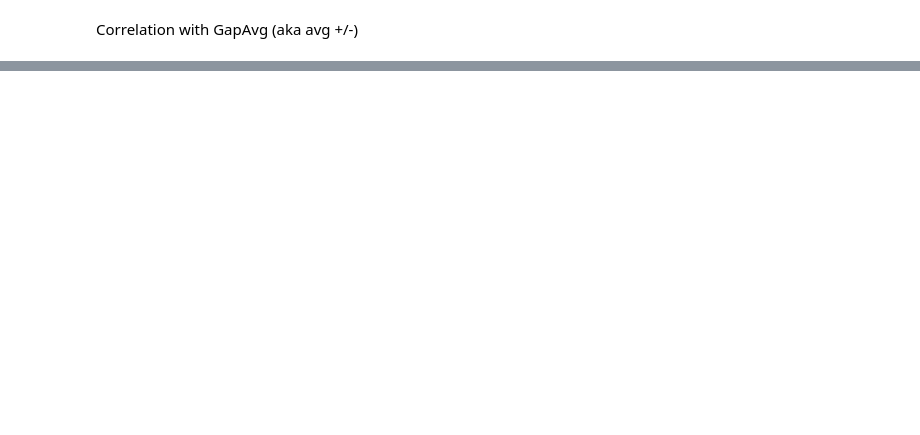
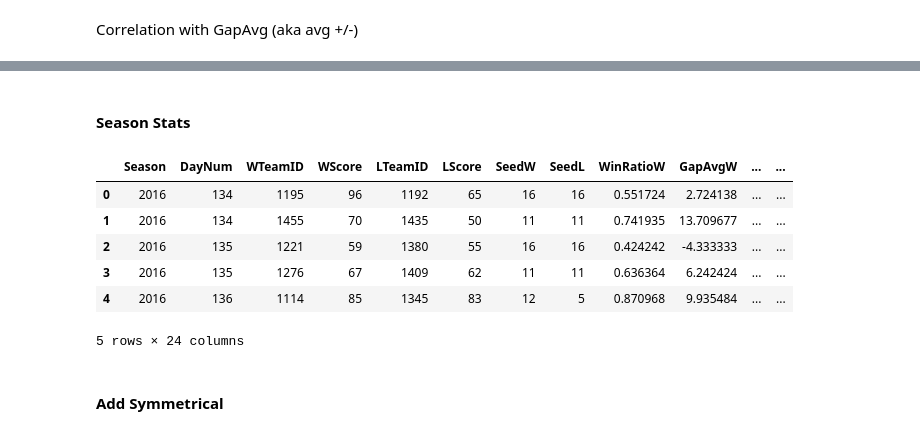
Before and after one commit to ewak42/9417_group_b_march_madness, a Jupyter notebook: advanced_stats_features.ipynb, the cells around one changed output, grey strips where cells are left out. Saved outputs shown, nothing was run; the diff lists cells and outputs as text; code cells hidden in the pictures; blank space fills up the shorter version.

```diff
--- a/advanced_stats_features.ipynb
+++ b/advanced_stats_features.ipynb
@@ -233,0 +240,4 @@ correlations(df_features_season, features, 'GapAvg')
+# %%
+df_tourney_results = pd.read_csv(DATA_PATH + "MNCAATourneyCompactResults.csv")
+
+df_tourney_results.drop(['NumOT', 'WLoc'], axis=1, inplace=True)
@@ -233,0 +248,4 @@ correlations(df_features_season, features, 'GapAvg')
+# %%
+df = df_tourney_results.copy()
+df = df[df['Season'] >= 2016].reset_index(drop=True)
+# df.head()
@@ -233,0 +270,7 @@ correlations(df_features_season, features, 'GapAvg')
+# %%
+def treat_seed(seed):
+    return int(re.sub("[^0-9]", "", seed))
+# %%
+df['SeedW'] = df['SeedW'].apply(treat_seed)
+df['SeedL'] = df['SeedL'].apply(treat_seed)
+df.head()
@@ -233,0 +284,46 @@ correlations(df_features_season, features, 'GapAvg')
+# %% [markdown]
+#### Season Stats
+# %%
+df = pd.merge(
+    df,
+    df_features_season,
+    how='left',
+    left_on=['Season', 'WTeamID'],
+    right_on=['Season', 'TeamID']
+).rename(columns={
+    'WinRatio': 'WinRatioW',
+    'GapAvg': 'GapAvgW',
+    'TrueShooting%' : 'TrueShootingW',
+    'TotalRebound%' : 'TotalReboundW',
+    'AssistToTurnover' : 'AssistToTurnoverW',
+    'OffRating' : 'OffRatingW',
+    'DefRating' : 'DefRatingW',
+    'NetRating' : 'NetRatingW',
+}).drop(columns='TeamID', axis=1)
+df = pd.merge(
+    df,
+    df_features_season,
+    how='left',
+    left_on=['Season', 'LTeamID'],
+    right_on=['Season', 'TeamID']
+).rename(columns={
+    'WinRatio': 'WinRatioL',
+    'GapAvg': 'GapAvgL',
+    'TrueShooting%' : 'TrueShootingL',
+    'TotalRebound%' : 'TotalReboundL',
+    'AssistToTurnover' : 'AssistToTurnoverL',
+    'OffRating' : 'OffRatingL',
+    'DefRating' : 'DefRatingL',
+    'NetRating' : 'NetRatingL',
+}).drop(columns='TeamID', axis=1)
+df.head()
+# %% [output]
+|  | Season | DayNum | WTeamID | WScore | LTeamID | LScore | SeedW | SeedL | WinRatioW | GapAvgW | ... | ... |
+| 0 | 2016 | 134 | 1195 | 96 | 1192 | 65 | 16 | 16 | 0.551724 | 2.724138 | ... | ... |
+| 1 | 2016 | 134 | 1455 | 70 | 1435 | 50 | 11 | 11 | 0.741935 | 13.709677 | ... | ... |
+| 2 | 2016 | 135 | 1221 | 59 | 1380 | 55 | 16 | 16 | 0.424242 | -4.333333 | ... | ... |
+| 3 | 2016 | 135 | 1276 | 67 | 1409 | 62 | 11 | 11 | 0.636364 | 6.242424 | ... | ... |
+| 4 | 2016 | 136 | 1114 | 85 | 1345 | 83 | 12 | 5 | 0.870968 | 9.935484 | ... | ... |
+5 rows × 24 columns
+# %% [markdown]
+#### Add Symmetrical
```
Also changed, not shown: parts of 39 cells of this notebook.
